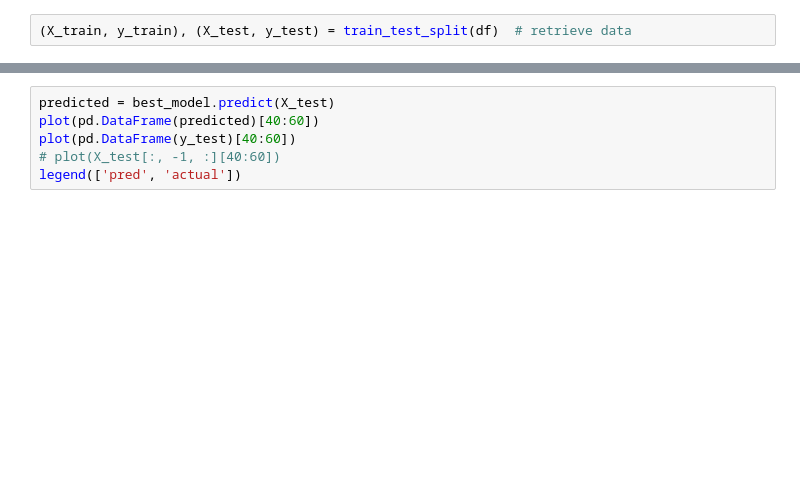
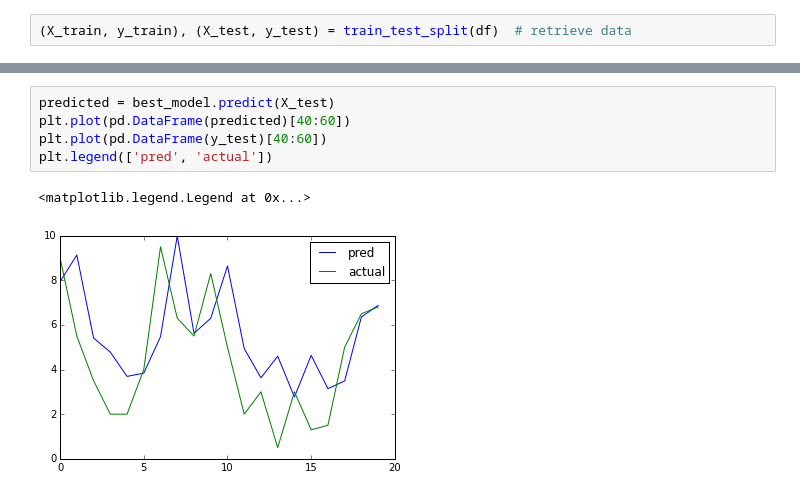
Before and after one commit to neuralolin/DataScience16FinalProject, a Jupyter notebook: 06_LSTM_Keras_Weather/keras_lstm_weather.ipynb, the cells around one changed output, grey strips where cells are left out. Saved outputs shown, nothing was run; the diff lists cells and outputs as text; blank space fills up the shorter version.

```diff
--- a/06_LSTM_Keras_Weather/keras_lstm_weather.ipynb
+++ b/06_LSTM_Keras_Weather/keras_lstm_weather.ipynb
@@ -92,6 +129,8 @@ print "Previous day error: %.1f" % ((X_test[:, -1, :] - y_test) ** 2).mean()
 # %%
 predicted = best_model.predict(X_test)
-plot(pd.DataFrame(predicted)[40:60])
-plot(pd.DataFrame(y_test)[40:60])
-# plot(X_test[:, -1, :][40:60])
-legend(['pred', 'actual'])
+plt.plot(pd.DataFrame(predicted)[40:60])
+plt.plot(pd.DataFrame(y_test)[40:60])
+plt.legend(['pred', 'actual'])
+# %% [output]
+<matplotlib.legend.Legend at 0x...>
+[figure, added]
```
Also changed, not shown: parts of 12 cells of this notebook, 1 other file.
